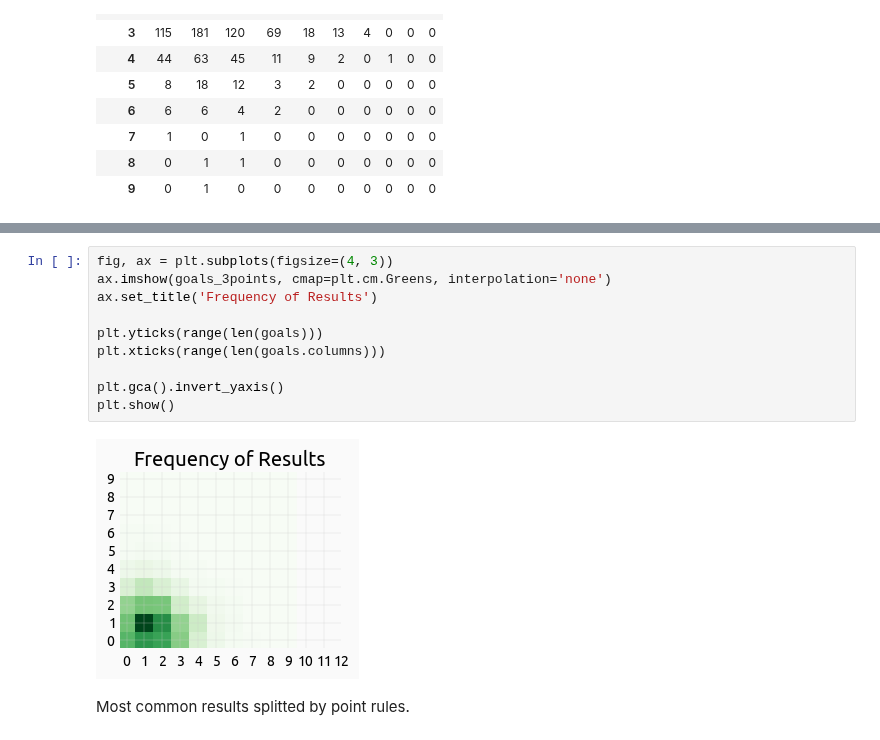
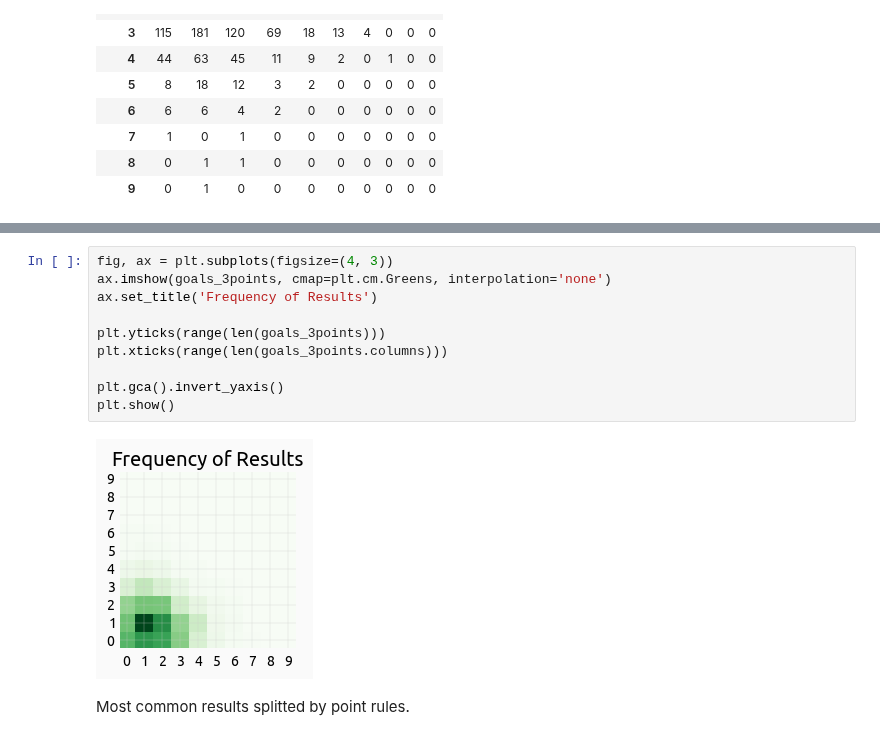
Before and after one commit to yaph/ipython-notebooks, a Jupyter notebook: experiment.ipynb, the cells around one changed output, grey strips where cells are left out. Cells and saved outputs as stored; diff of their text form.

Commit message:
image names

```diff
--- a/experiment.ipynb
+++ b/experiment.ipynb
@@ -163,15 +163,15 @@ plt.show()
 # %%
 fig, ax = plt.subplots(figsize=(4, 3))
 ax.imshow(goals_3points, cmap=plt.cm.Greens, interpolation='none')
 ax.set_title('Frequency of Results')
 
-plt.yticks(range(len(goals)))
-plt.xticks(range(len(goals.columns)))
+plt.yticks(range(len(goals_3points)))
+plt.xticks(range(len(goals_3points.columns)))
 
 plt.gca().invert_yaxis()
 plt.show()
 # %% [output]
-[figure, old version]
+[figure, new version]
 # %% [markdown]
 Most common results splitted by point rules.
 # %%
```
Also changed, not shown: parts of 4 cells of this notebook.
